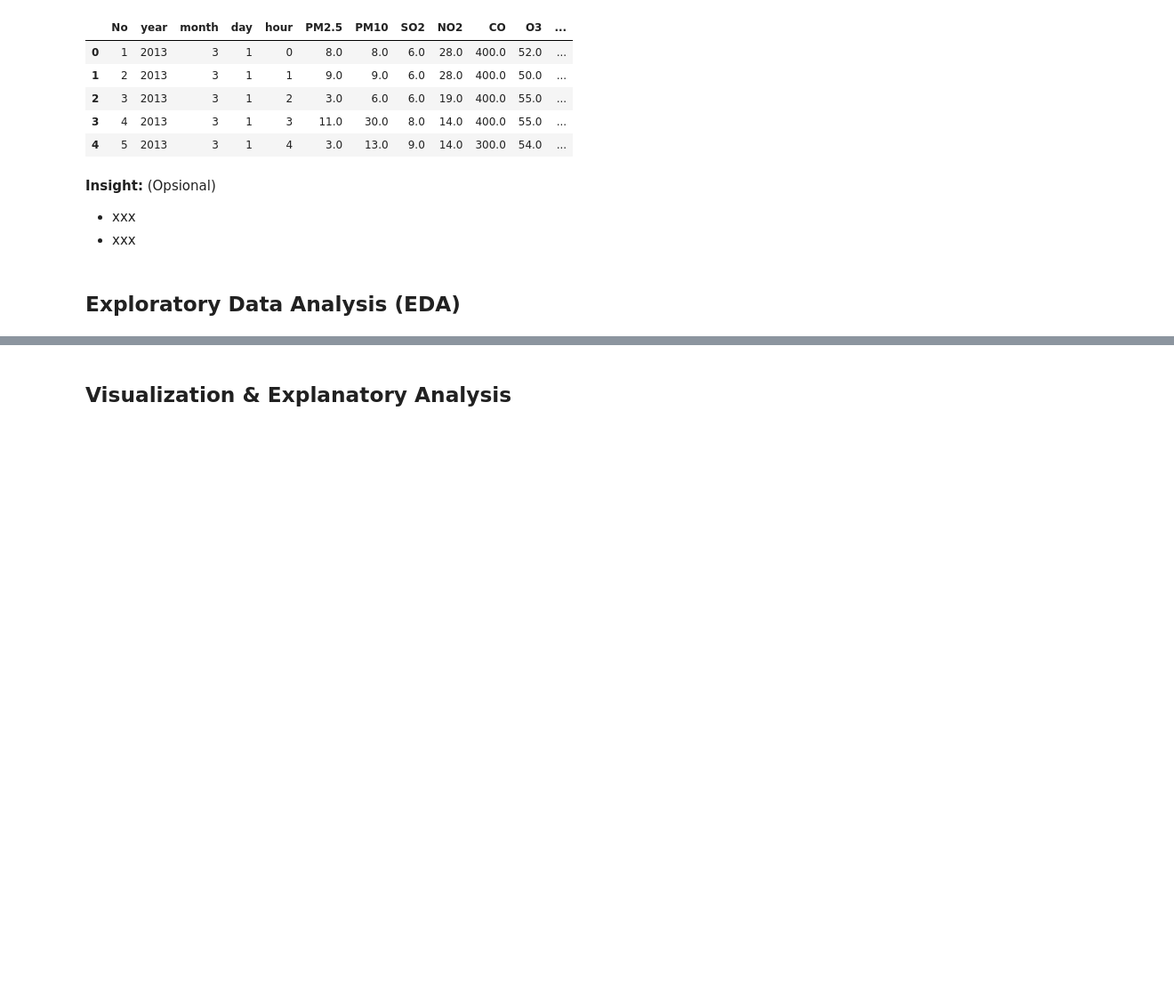
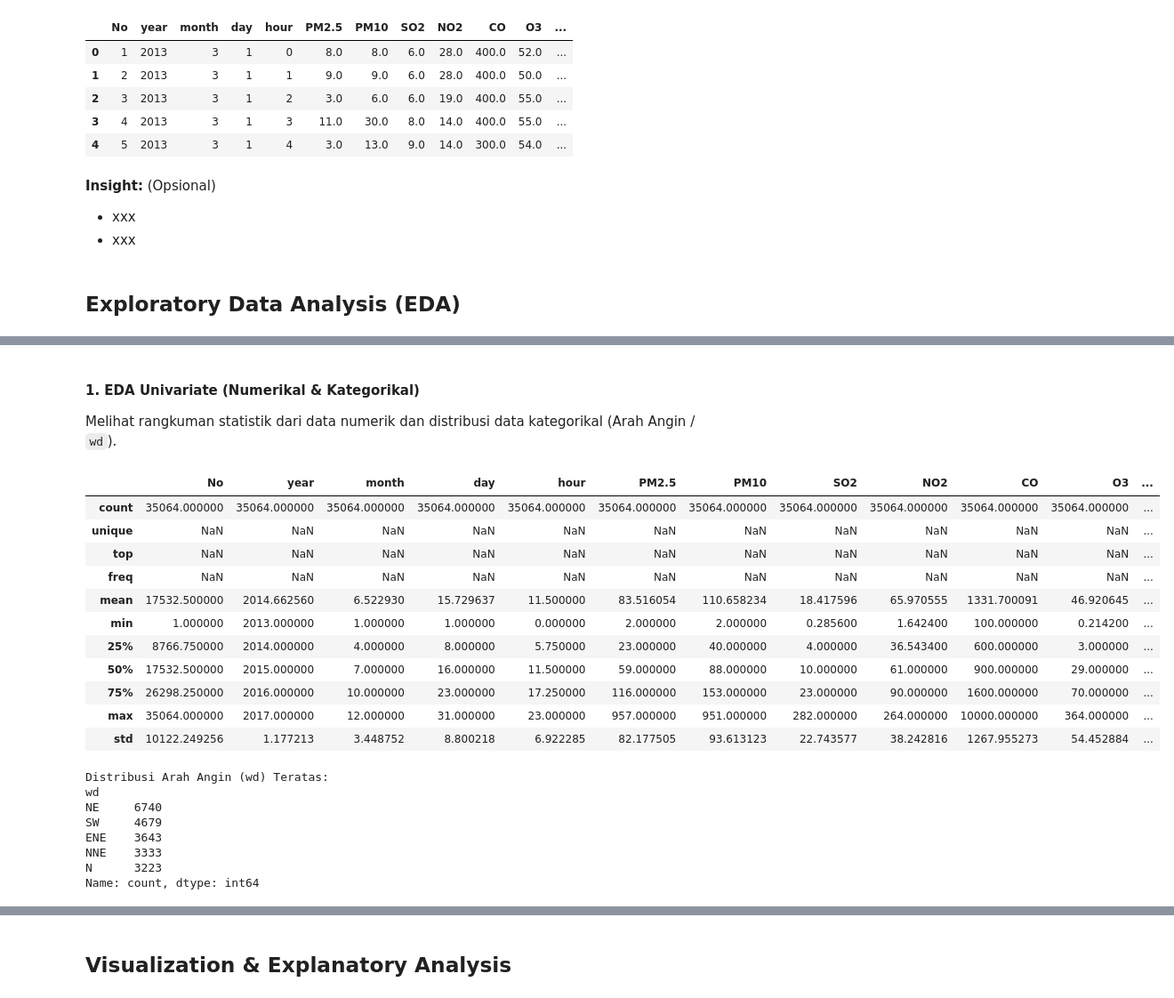
Before and after one commit to rachmadnanda/SubmissionDataAnalysisDicoding, a Jupyter notebook: notebook.ipynb, the cells around one changed output, grey strips where cells are left out. Shown at 89% size. Cells and saved outputs as stored; diff of their text form; code cells hidden in the pictures; blank space fills up the shorter version.

```diff
--- a/notebook.ipynb
+++ b/notebook.ipynb
@@ -178,0 +162,31 @@ WSPM  -0.244767  0.006754  1.000000
+# %% [markdown]
+#### 1. EDA Univariate (Numerikal & Kategorikal)
+Melihat rangkuman statistik dari data numerik dan distribusi data kategorikal (Arah Angin / `wd`).
+# %%
+# Rangkuman Parameter Numerikal
+display(df_wanliu.describe(include="all"))
+
+# Distribusi Kategori Arah Angin (wd)
+print("\nDistribusi Arah Angin (wd) Teratas:")
+print(df_wanliu['wd'].value_counts().head(5))
+# %% [output]
+|  | No | year | month | day | hour | PM2.5 | PM10 | SO2 | NO2 | CO | O3 | ... |
+| count | 35064.000000 | 35064.000000 | 35064.000000 | 35064.000000 | 35064.000000 | 35064.000000 | 35064.000000 | 35064.000000 | 35064.000000 | 35064.000000 | 35064.000000 | ... |
+| unique | NaN | NaN | NaN | NaN | NaN | NaN | NaN | NaN | NaN | NaN | NaN | ... |
+| top | NaN | NaN | NaN | NaN | NaN | NaN | NaN | NaN | NaN | NaN | NaN | ... |
+| freq | NaN | NaN | NaN | NaN | NaN | NaN | NaN | NaN | NaN | NaN | NaN | ... |
+| mean | 17532.500000 | 2014.662560 | 6.522930 | 15.729637 | 11.500000 | 83.516054 | 110.658234 | 18.417596 | 65.970555 | 1331.700091 | 46.920645 | ... |
+| min | 1.000000 | 2013.000000 | 1.000000 | 1.000000 | 0.000000 | 2.000000 | 2.000000 | 0.285600 | 1.642400 | 100.000000 | 0.214200 | ... |
+| 25% | 8766.750000 | 2014.000000 | 4.000000 | 8.000000 | 5.750000 | 23.000000 | 40.000000 | 4.000000 | 36.543400 | 600.000000 | 3.000000 | ... |
+| 50% | 17532.500000 | 2015.000000 | 7.000000 | 16.000000 | 11.500000 | 59.000000 | 88.000000 | 10.000000 | 61.000000 | 900.000000 | 29.000000 | ... |
+| 75% | 26298.250000 | 2016.000000 | 10.000000 | 23.000000 | 17.250000 | 116.000000 | 153.000000 | 23.000000 | 90.000000 | 1600.000000 | 70.000000 | ... |
+| max | 35064.000000 | 2017.000000 | 12.000000 | 31.000000 | 23.000000 | 957.000000 | 951.000000 | 282.000000 | 264.000000 | 10000.000000 | 364.000000 | ... |
+| std | 10122.249256 | 1.177213 | 3.448752 | 8.800218 | 6.922285 | 82.177505 | 93.613123 | 22.743577 | 38.242816 | 1267.955273 | 54.452884 | ... |
+Distribusi Arah Angin (wd) Teratas:
+wd
+NE     6740
+SW     4679
+ENE    3643
+NNE    3333
+N      3223
+Name: count, dtype: int64
```
Also changed, not shown: parts of 15 cells of this notebook, 1 other file.
